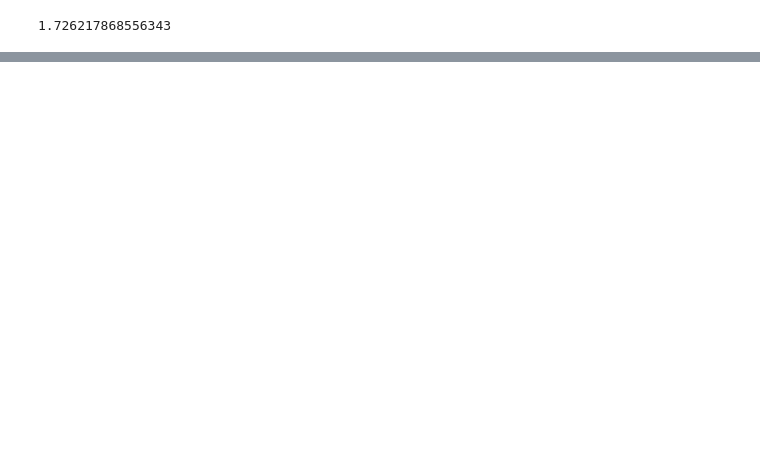
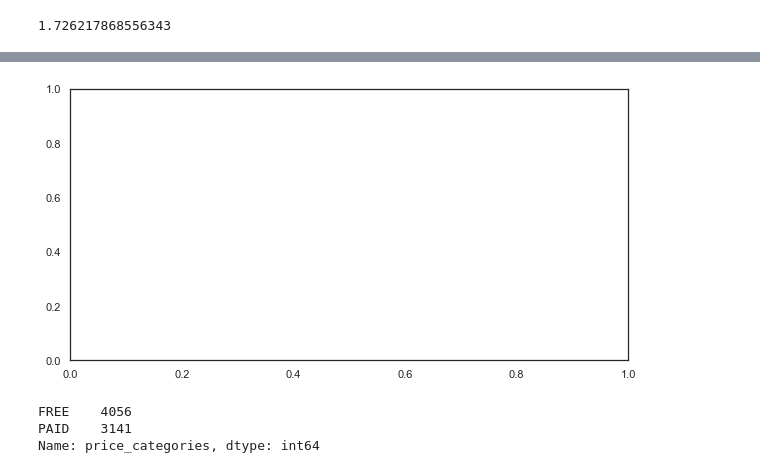
Before and after one commit to liyaSileshi/appstore-tutorial-ds, a Jupyter notebook: notebooks/appstore.ipynb, the cells around one changed output, grey strips where cells are left out. Saved outputs shown, nothing was run; the diff lists cells and outputs as text; code cells hidden in the pictures; blank space fills up the shorter version.

```diff
--- a/notebooks/appstore.ipynb
+++ b/notebooks/appstore.ipynb
@@ -161,0 +212,13 @@ df.describe()
+# %%
+#unpack the tuple into fig and axs variable
+fig, axs = plt.subplots(figsize = (10,5))
+# %% [output]
+[figure, added]
+# %%
+#frequency of price categories
+price_df = df['price_categories'].value_counts()
+price_df
+# %% [output]
+FREE    4056
+PAID    3141
+Name: price_categories, dtype: int64
```
Also changed, not shown: parts of 17 cells of this notebook.
